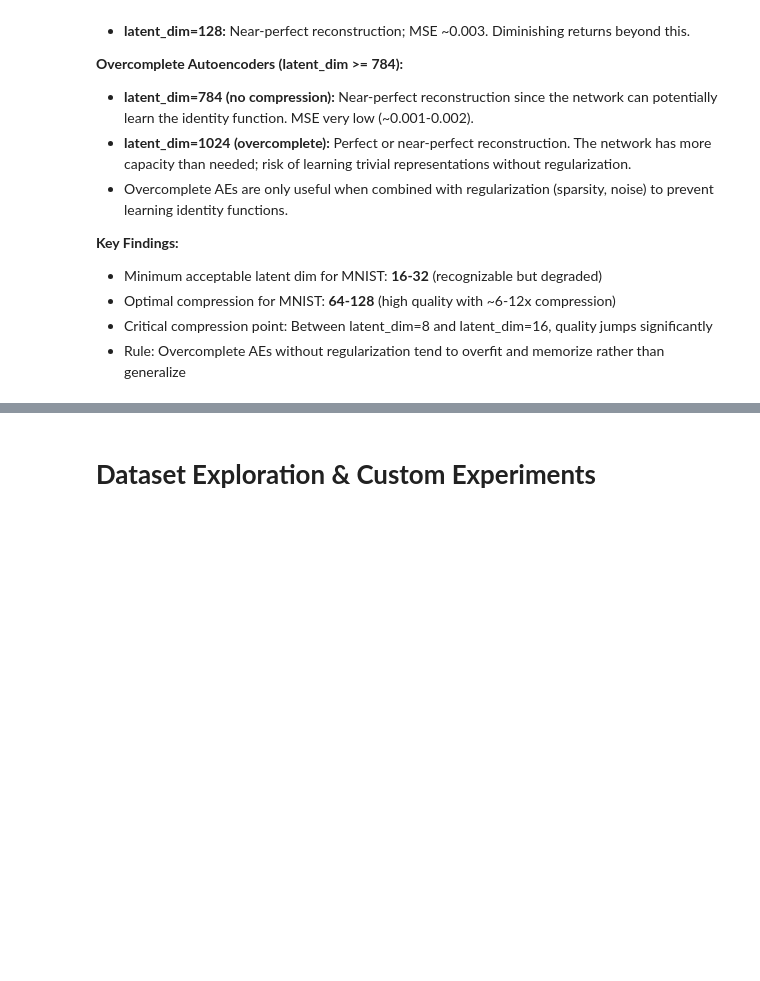
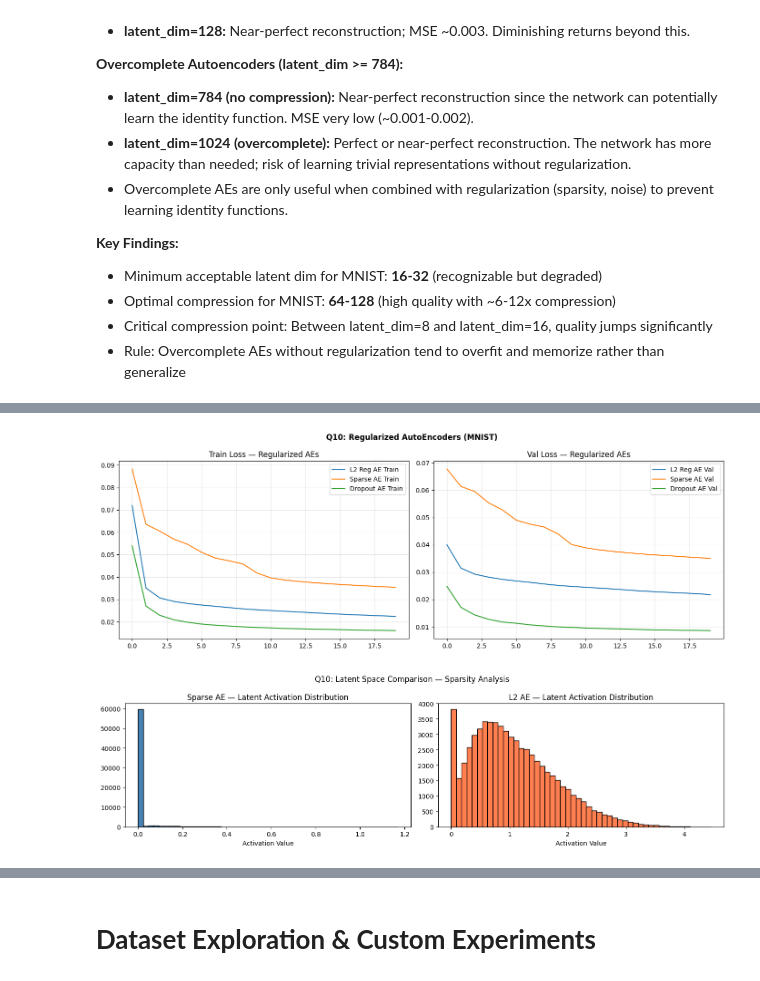
Before and after one commit to srujannayak45/DL-LAB-ASSIGNMENT, a Jupyter notebook: DL_ASSIGNMENT.ipynb, the cells around one changed output, grey strips where cells are left out. Drawn from its saved outputs; the diff is of its cells as text; code cells hidden in the pictures; blank space fills up the shorter version.

```diff
--- a/DL_ASSIGNMENT.ipynb
+++ b/DL_ASSIGNMENT.ipynb
@@ -1692,0 +1697,76 @@ Latent Dim      | Type            | MSE
+# %%
+# ---- 1. L2 Regularized AE ----
+print('Training L2 Regularized AE...')
+tf.keras.backend.clear_session()
+enc_in = layers.Input(shape=(784,))
+e = layers.Dense(256, activation='relu', kernel_regularizer=regularizers.l2(1e-4))(enc_in)
+e = layers.Dense(64,  activation='relu', kernel_regularizer=regularizers.l2(1e-4))(e)
+d = layers.Dense(256, activation='relu', kernel_regularizer=regularizers.l2(1e-4))(e)
+d = layers.Dense(784, activation='sigmoid')(d)
+ae_l2 = keras.Model(enc_in, d)
+ae_l2.compile('adam', 'mse')
+h_l2_ae = ae_l2.fit(X_m_train, X_m_train, epochs=20, batch_size=256,
+                    validation_data=(X_m_test, X_m_test), verbose=0)
+mse_l2_ae = np.mean((X_m_test - ae_l2.predict(X_m_test, verbose=0))**2)
+print(f'L2 Regularized AE MSE: {mse_l2_ae:.6f}')
+
+# ---- 2. Sparse AE (L1 activity regularizer on bottleneck) ----
+print('Training Sparse AE (L1 activity regularizer)...')
+tf.keras.backend.clear_session()
+enc_in2 = layers.Input(shape=(784,))
+e2 = layers.Dense(256, activation='relu')(enc_in2)
+# L1 activity regularizer forces most latent activations to be near zero
+e2 = layers.Dense(64, activation='relu',
+                  activity_regularizer=regularizers.l1(1e-5))(e2)
+d2 = layers.Dense(256, activation='relu')(e2)
+d2 = layers.Dense(784, activation='sigmoid')(d2)
+ae_sparse = keras.Model(enc_in2, d2)
+ae_sparse.compile('adam', 'mse')
+h_sparse = ae_sparse.fit(X_m_train, X_m_train, epochs=20, batch_size=256,
+                         validation_data=(X_m_test, X_m_test), verbose=0)
+mse_sparse = np.mean((X_m_test - ae_sparse.predict(X_m_test, verbose=0))**2)
+print(f'Sparse AE MSE: {mse_sparse:.6f}')
+
+# ---- 3. Dropout Regularized AE ----
+print('Training Dropout Regularized AE...')
+tf.keras.backend.clear_session()
+enc_in3 = layers.Input(shape=(784,))
+e3 = layers.Dense(256, activation='relu')(enc_in3)
+e3 = layers.Dropout(0.3)(e3)
+e3 = layers.Dense(64,  activation='relu')(e3)
+d3 = layers.Dense(256, activation='relu')(e3)
+d3 = layers.Dropout(0.3)(d3)
+d3 = layers.Dense(784, activation='sigmoid')(d3)
+ae_drop = keras.Model(enc_in3, d3)
+ae_drop.compile('adam', 'mse')
+h_drop_ae = ae_drop.fit(X_m_train, X_m_train, epochs=20, batch_size=256,
+                        validation_data=(X_m_test, X_m_test), verbose=0)
+mse_drop = np.mean((X_m_test - ae_drop.predict(X_m_test, verbose=0))**2)
+print(f'Dropout AE MSE: {mse_drop:.6f}')
+
+# ---- Comparison Plot ----
+fig, axes = plt.subplots(1, 2, figsize=(14, 5))
+for name, h in [('L2 Reg AE', h_l2_ae), ('Sparse AE', h_sparse), ('Dropout AE', h_drop_ae)]:
+    axes[0].plot(h.history['loss'],     label=f'{name} Train')
+    axes[1].plot(h.history['val_loss'], label=f'{name} Val')
+axes[0].set_title('Train Loss — Regularized AEs'); axes[0].legend(); axes[0].grid(True, alpha=0.3)
+axes[1].set_title('Val Loss — Regularized AEs');   axes[1].legend(); axes[1].grid(True, alpha=0.3)
+plt.suptitle('Q10: Regularized AutoEncoders (MNIST)', fontsize=12, fontweight='bold')
+plt.tight_layout(); plt.show()
+
+# ---- Visualize latent activations (Sparse vs L2) ----
+enc_sparse = keras.Model(enc_in2, e2)
+enc_l2     = keras.Model(enc_in, e)
+lat_sparse = enc_sparse.predict(X_m_test[:1000], verbose=0)
+lat_l2     = enc_l2.predict(X_m_test[:1000], verbose=0)
+
+fig, axes = plt.subplots(1, 2, figsize=(14, 4))
+axes[0].hist(lat_sparse.flatten(), bins=50, color='steelblue', edgecolor='black')
+axes[0].set_title('Sparse AE — Latent Activation Distribution')
+axes[0].set_xlabel('Activation Value')
+axes[1].hist(lat_l2.flatten(), bins=50, color='coral', edgecolor='black')
+axes[1].set_title('L2 AE — Latent Activation Distribution')
+axes[1].set_xlabel('Activation Value')
+plt.suptitle('Q10: Latent Space Comparison — Sparsity Analysis', fontsize=12)
+plt.tight_layout(); plt.show()
+# %% [output]
@@ -1692,0 +1779,2 @@ Latent Dim      | Type            | MSE
+[figure, added]
+[figure, added]
```
Also changed, not shown: parts of 10 cells of this notebook, 1 other file.
